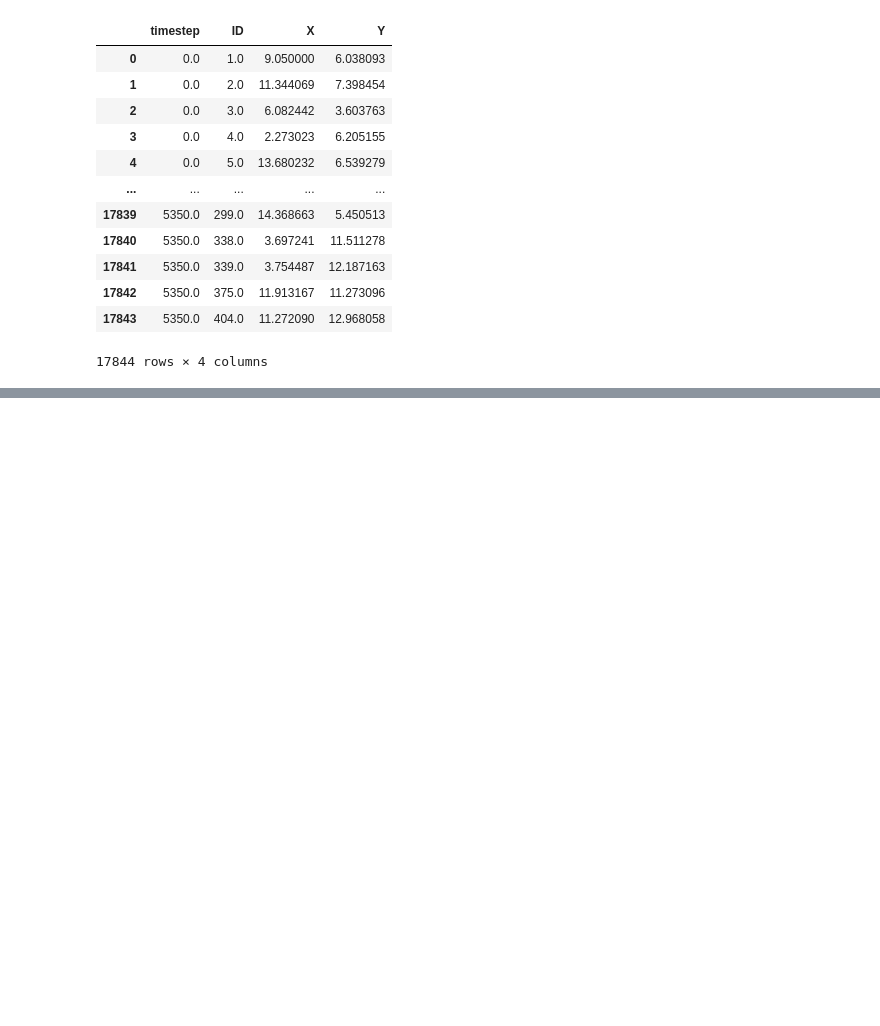
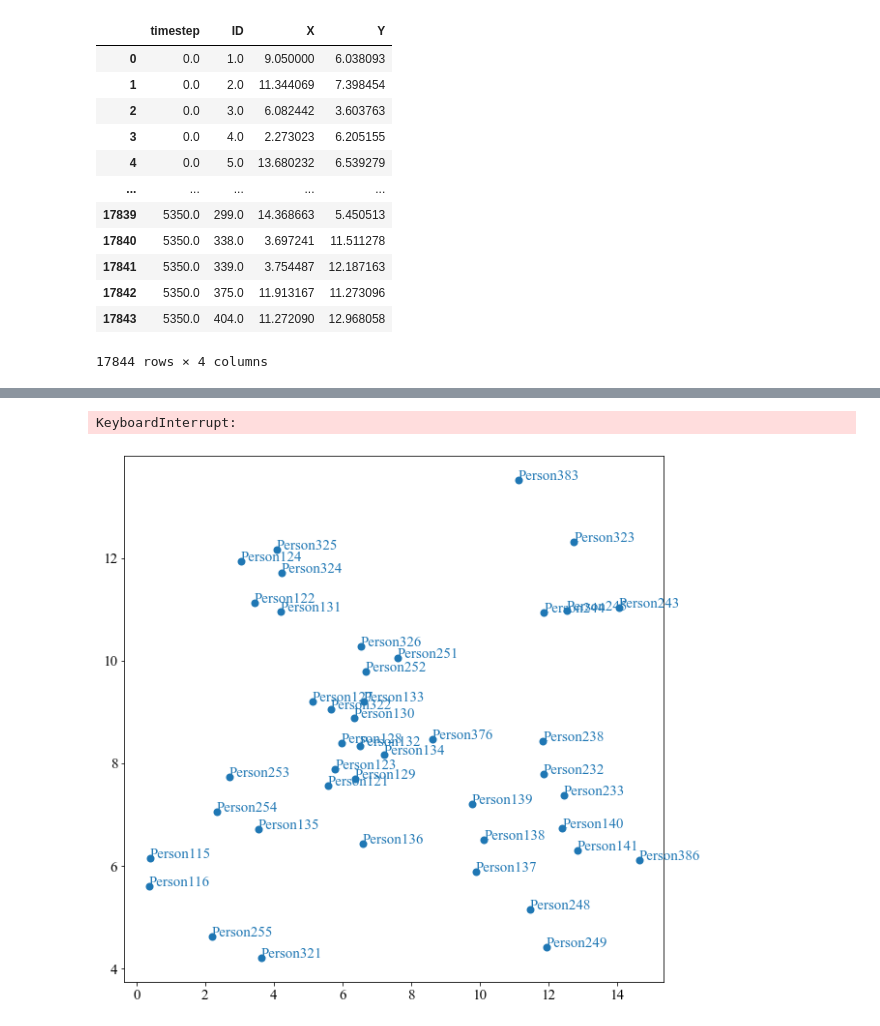
Before and after one commit to YihanLi126/Group-Discovery, a Jupyter notebook: DBSCAN_disc.ipynb, the cells around one changed output, grey strips where cells are left out. Cells and saved outputs as stored; diff of their text form; code cells hidden in the pictures; blank space fills up the shorter version.

```diff
--- a/DBSCAN_disc.ipynb
+++ b/DBSCAN_disc.ipynb
@@ -55,0 +101,41 @@ df
+# %%
+list_image = []
+for i in range(step_num+1):
+    X = np.array([person.loc for person in persons[0]])
+    dbscan = DBSCAN(eps=3, min_samples=5,metric='euclidean')
+    kmeans = KMeans(n_clusters=3, random_state=0, n_init=10)
+    dbscan.fit(X)
+    db_labels = dbscan.labels_
+    kmeans.fit(X)
+    km_labels=kmeans.labels_
+    fig,ax=plt.subplots(1,2,figsize=(20, 10))
+    for i in range(0,len(persons[0])):
+        person=persons[0][i]
+        color_db=get_color(db_labels[i])
+        color_km=get_color(km_labels[i])
+        name="Person"+str(int(person.ID))
+        ax[0].scatter(person.loc[0],person.loc[1],linewidth=2,color=color_db)
+        ax[0].text(person.loc[0],person.loc[1],name,color=color_db)
+        ax[0].set_title("DBSCAN")
+        ax[1].scatter(person.loc[0],person.loc[1],linewidth=2,color=color_km)
+        ax[1].text(person.loc[0],person.loc[1],name,color=color_km)
+        ax[1].set_title("KMeans")
+
+    img_buf = io.BytesIO()
+    plt.savefig(img_buf, format="png")
+    image = PIL.Image.open(img_buf)
+    list_image.append(image)
+    plt.close()
+
+# save animation
+list_image[0].save(
+    "media/person_cluster.gif",
+    format="GIF",
+    append_images=list_image[1:],
+    save_all=True,
+    duration=0.1,
+    loop=0,
+)
+# %% [output]
+KeyboardInterrupt:
+[figure, added]
```
Also changed, not shown: parts of 5 cells of this notebook.
